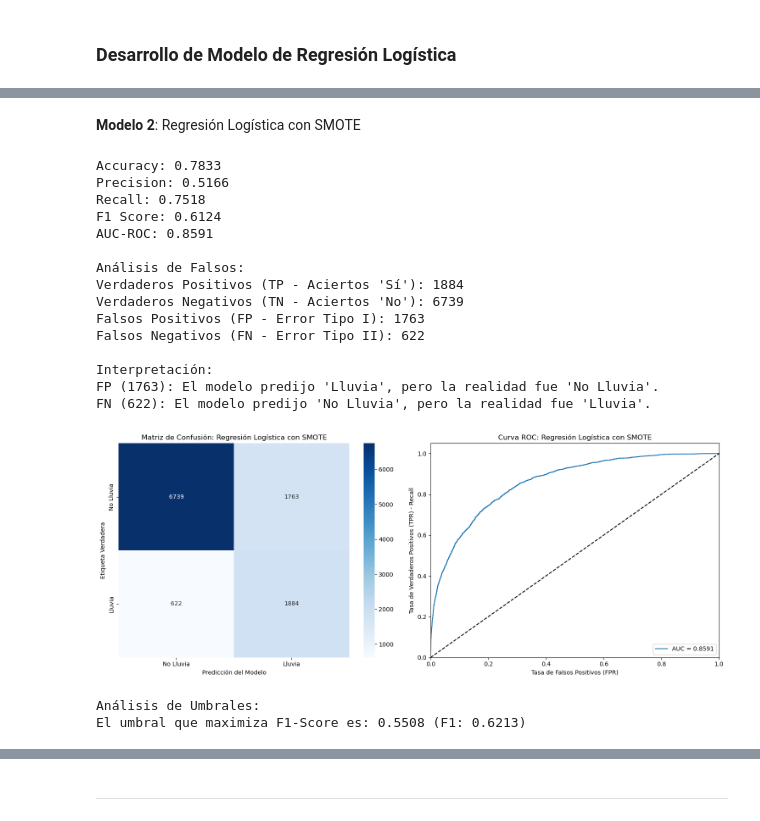
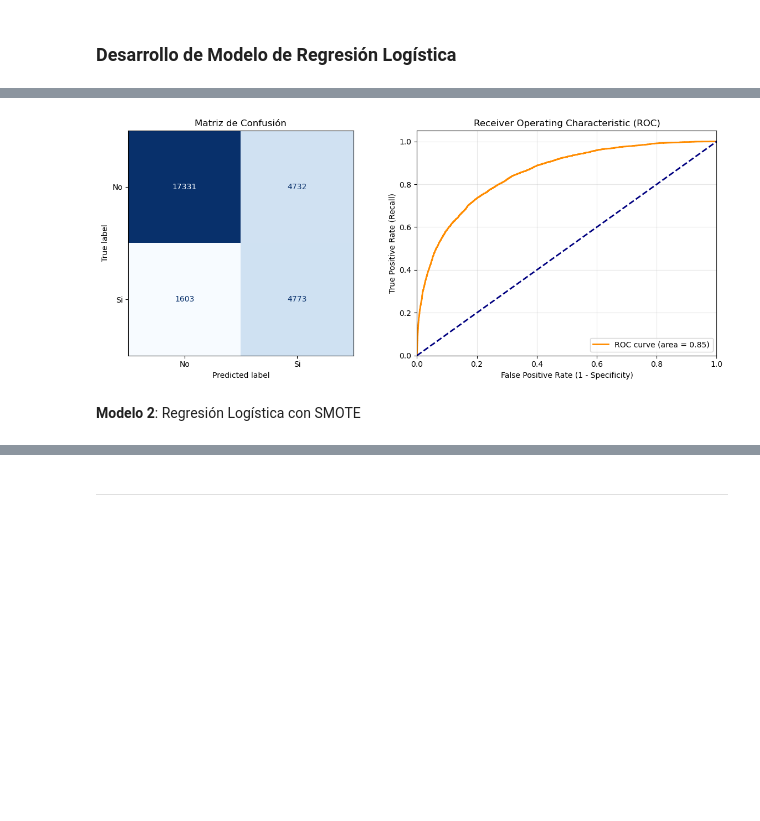
Before and after one commit to CaroRuiz92/AA1-TUIA-Ruiz-Quispe, a Jupyter notebook: TP-clasificacion-AA1.ipynb, the cells around one changed output, grey strips where cells are left out. Cells and saved outputs as stored; diff of their text form; code cells hidden in the pictures; blank space fills up the shorter version.

```diff
--- a/TP-clasificacion-AA1.ipynb
+++ b/TP-clasificacion-AA1.ipynb
@@ -792,0 +714,12 @@ El umbral que maximiza F1-Score es: 0.2591 (F1: 0.6214)
+# %%
+modelo_base = LogisticRegression(
+    solver='saga',
+    penalty='elasticnet',
+    l1_ratio=0.5,
+    C=0.1,
+    max_iter=5000, # Necesario para que 'saga' converja
+    random_state=42,
+    class_weight='balanced' # por el desbalance visto en el EDA
+    )
+# %%
+modelo_base.fit(X_train, y_train)
@@ -792,0 +733,31 @@ El umbral que maximiza F1-Score es: 0.2591 (F1: 0.6214)
+# %%
+def graficar_matriz_roc(modelo, X_val, y_val):
+    # Obtener predicciones
+    y_pred_val = modelo.predict(X_val)
+    y_prob_val = modelo.predict_proba(X_val)[:, 1]
+
+    # Crear figura con 2 subgráficos
+    fig, ax = plt.subplots(1, 2, figsize=(12, 5))
+
+    # --- GRÁFICO 1: MATRIZ DE CONFUSIÓN ---
+    cm = confusion_matrix(y_val, y_pred_val)
+    disp_cm = ConfusionMatrixDisplay(confusion_matrix=cm, display_labels=['No', 'Si'])
+    disp_cm.plot(cmap='Blues', values_format='d', ax=ax[0], colorbar=False)
+    ax[0].set_title('Matriz de Confusión')
+
+    # --- GRÁFICO 2: CURVA ROC ---
+    fpr, tpr, thresholds = roc_curve(y_val, y_prob_val)
+    roc_auc = auc(fpr, tpr)
+
+    ax[1].plot(fpr, tpr, color='darkorange', lw=2, label=f'ROC curve (area = {roc_auc:.2f})')
+    ax[1].plot([0, 1], [0, 1], color='navy', lw=2, linestyle='--')
+    ax[1].set_xlim([0.0, 1.0])
+    ax[1].set_ylim([0.0, 1.05])
+    ax[1].set_xlabel('False Positive Rate (1 - Specificity)')
+    ax[1].set_ylabel('True Positive Rate (Recall)')
+    ax[1].set_title('Receiver Operating Characteristic (ROC)')
+    ax[1].legend(loc="lower right")
+    ax[1].grid(True, alpha=0.3)
+
+    plt.tight_layout()
+    plt.show()
@@ -793,3 +778,7 @@ El umbral que maximiza F1-Score es: 0.2591 (F1: 0.6214)
+# %%
+graficar_matriz_roc(modelo_base, X_val, y_val)
+# %% [output]
+[figure, added]
 # %% [markdown]
 **Modelo 2**: Regresión Logística con SMOTE
 # %%
@@ -801,27 +790,4 @@ lr_smote = LogisticRegression(solver='liblinear', random_state=42)
 # Entrenamiento con los datos balanceados (SMOTE)
 lr_smote.fit(X_train_smote, y_train_smote)
 
-y_pred_smote = lr_smote.predict(X_test)
-y_proba_smote = lr_smote.predict_proba(X_test)[:, 1]
-
-# Evaluación
-evaluar_modelo(y_test, y_pred_smote, y_proba_smote, "Regresión Logística con SMOTE")
+y_pred_smote_val = lr_smote.predict(X_val)
-# %% [output]
-Accuracy: 0.7833
-Precision: 0.5166
-Recall: 0.7518
-F1 Score: 0.6124
-AUC-ROC: 0.8591
-
-Análisis de Falsos:
-Verdaderos Positivos (TP - Aciertos 'Sí'): 1884
-Verdaderos Negativos (TN - Aciertos 'No'): 6739
-Falsos Positivos (FP - Error Tipo I): 1763
-Falsos Negativos (FN - Error Tipo II): 622
-
-Interpretación:
-FP (1763): El modelo predijo 'Lluvia', pero la realidad fue 'No Lluvia'.
-FN (622): El modelo predijo 'No Lluvia', pero la realidad fue 'Lluvia'.
-[figure, removed]
-Análisis de Umbrales:
-El umbral que maximiza F1-Score es: 0.5508 (F1: 0.6213)
```
Also changed, not shown: parts of 56 cells of this notebook.
